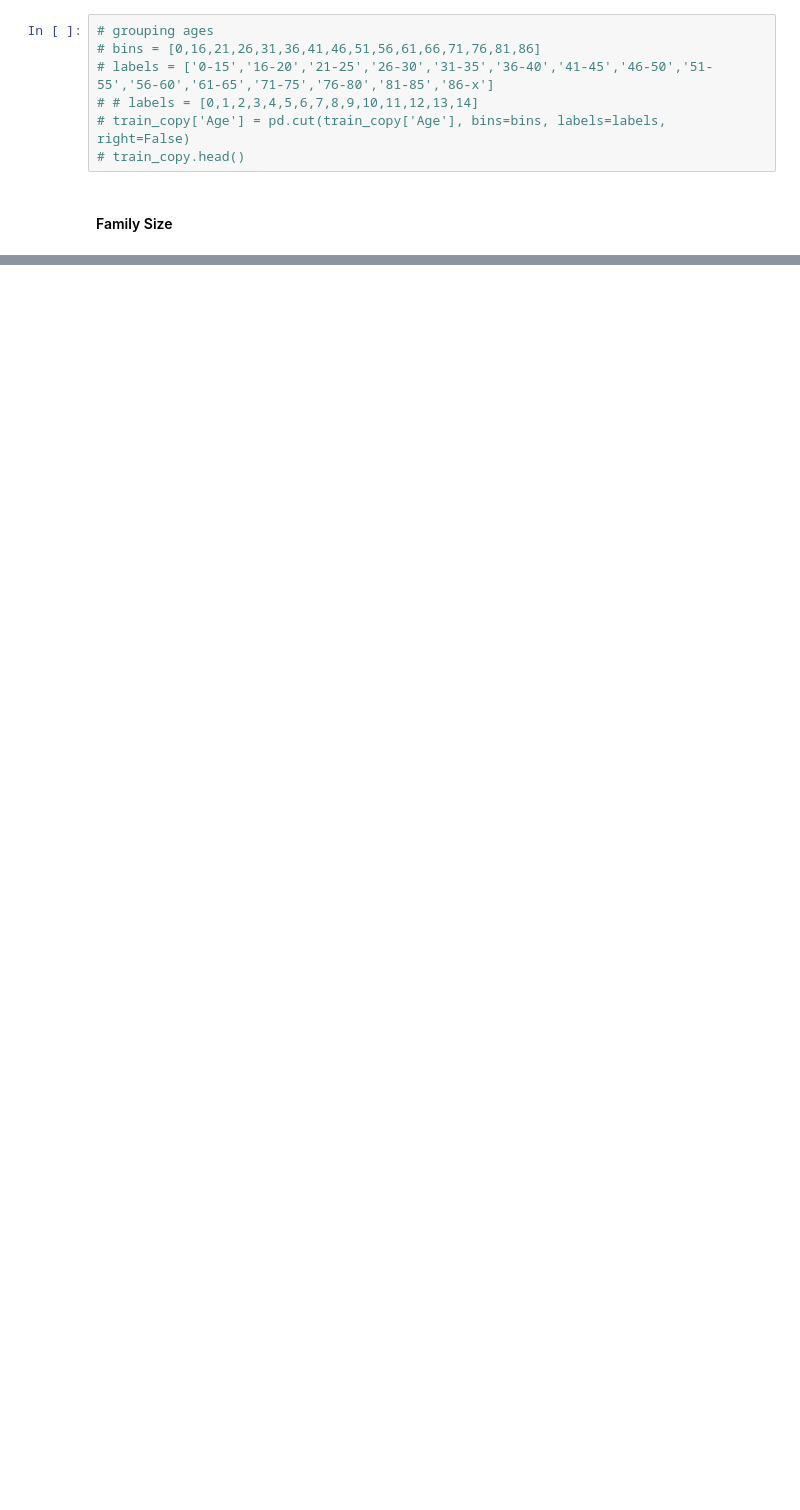
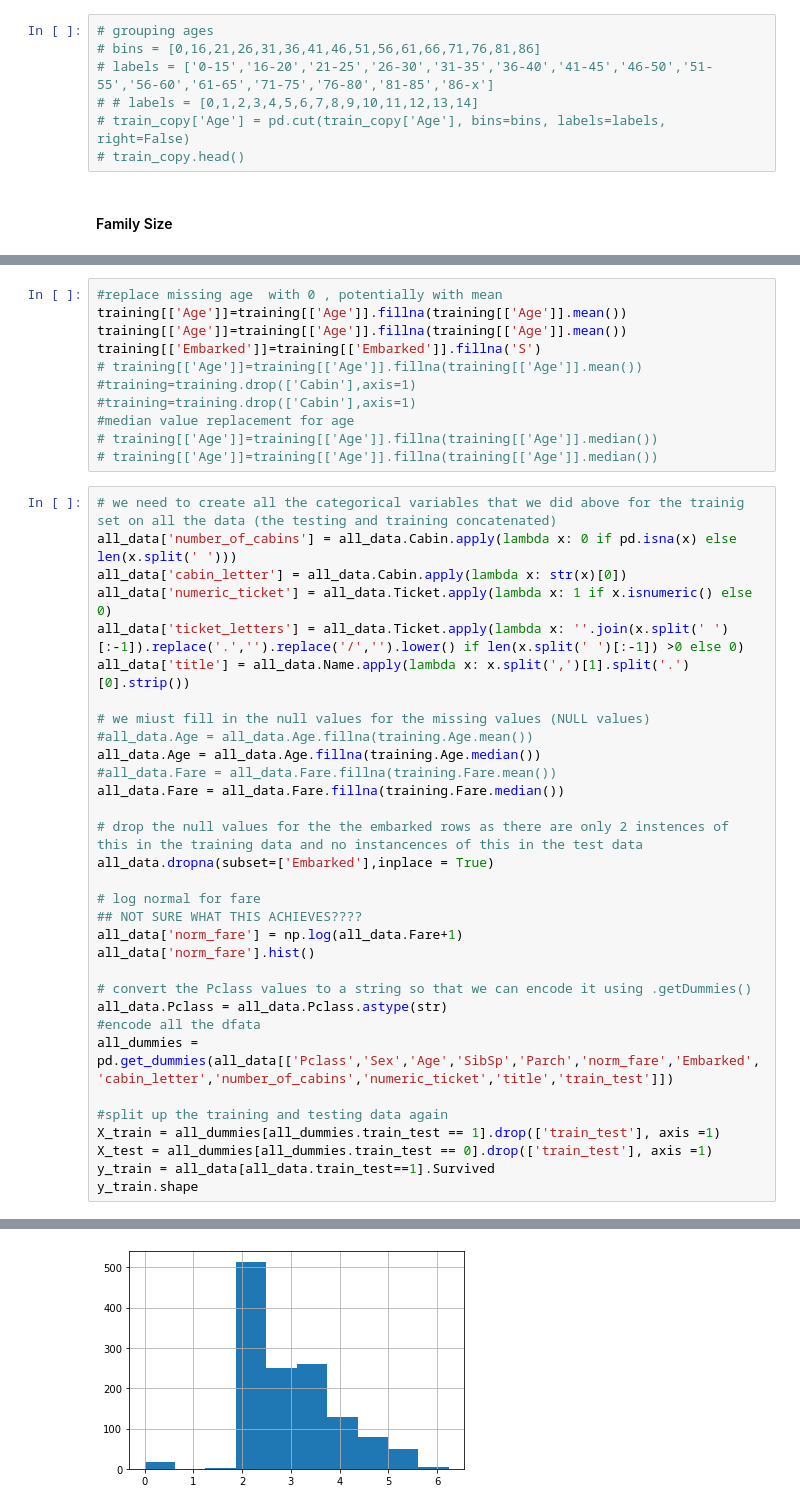
Before and after one commit to benpalay/TitanicSE, a Jupyter notebook: draft2.ipynb, the cells around one changed output, grey strips where cells are left out. Drawn from its saved outputs; the diff is of its cells as text; blank space fills up the shorter version.

Commit message:
data preprocessing gia

```diff
--- a/draft2.ipynb
+++ b/draft2.ipynb
@@ -204,0 +372,44 @@ training[['FamilySize', 'Survived']].groupby(['FamilySize'], as_index = False).m
+# %%
+#replace missing age  with 0 , potentially with mean
+training[['Age']]=training[['Age']].fillna(training[['Age']].mean())
+training[['Age']]=training[['Age']].fillna(training[['Age']].mean())
+training[['Embarked']]=training[['Embarked']].fillna('S')
+# training[['Age']]=training[['Age']].fillna(training[['Age']].mean())
+#training=training.drop(['Cabin'],axis=1)
+#training=training.drop(['Cabin'],axis=1)
+#median value replacement for age
+# training[['Age']]=training[['Age']].fillna(training[['Age']].median())
+# training[['Age']]=training[['Age']].fillna(training[['Age']].median())
+# %%
+# we need to create all the categorical variables that we did above for the trainig set on all the data (the testing and training concatenated)
+all_data['number_of_cabins'] = all_data.Cabin.apply(lambda x: 0 if pd.isna(x) else len(x.split(' ')))
+all_data['cabin_letter'] = all_data.Cabin.apply(lambda x: str(x)[0])
+all_data['numeric_ticket'] = all_data.Ticket.apply(lambda x: 1 if x.isnumeric() else 0)
+all_data['ticket_letters'] = all_data.Ticket.apply(lambda x: ''.join(x.split(' ')[:-1]).replace('.','').replace('/','').lower() if len(x.split(' ')[:-1]) >0 else 0)
+all_data['title'] = all_data.Name.apply(lambda x: x.split(',')[1].split('.')[0].strip())
+
+# we miust fill in the null values for the missing values (NULL values)
+#all_data.Age = all_data.Age.fillna(training.Age.mean())
+all_data.Age = all_data.Age.fillna(training.Age.median())
+#all_data.Fare = all_data.Fare.fillna(training.Fare.mean())
+all_data.Fare = all_data.Fare.fillna(training.Fare.median())
+
+# drop the null values for the the embarked rows as there are only 2 instences of this in the training data and no instancences of this in the test data
+all_data.dropna(subset=['Embarked'],inplace = True)
+
+# log normal for fare
+## NOT SURE WHAT THIS ACHIEVES????
+all_data['norm_fare'] = np.log(all_data.Fare+1)
+all_data['norm_fare'].hist()
+
+# convert the Pclass values to a string so that we can encode it using .getDummies()
+all_data.Pclass = all_data.Pclass.astype(str)
+#encode all the dfata
+all_dummies = pd.get_dummies(all_data[['Pclass','Sex','Age','SibSp','Parch','norm_fare','Embarked','cabin_letter','number_of_cabins','numeric_ticket','title','train_test']])
+
+#split up the training and testing data again
+X_train = all_dummies[all_dummies.train_test == 1].drop(['train_test'], axis =1)
+X_test = all_dummies[all_dummies.train_test == 0].drop(['train_test'], axis =1)
+y_train = all_data[all_data.train_test==1].Survived
+y_train.shape
+# %% [output]
@@ -204,0 +417 @@ training[['FamilySize', 'Survived']].groupby(['FamilySize'], as_index = False).m
+[figure, added]
```
Also changed, not shown: parts of 34 cells of this notebook.
